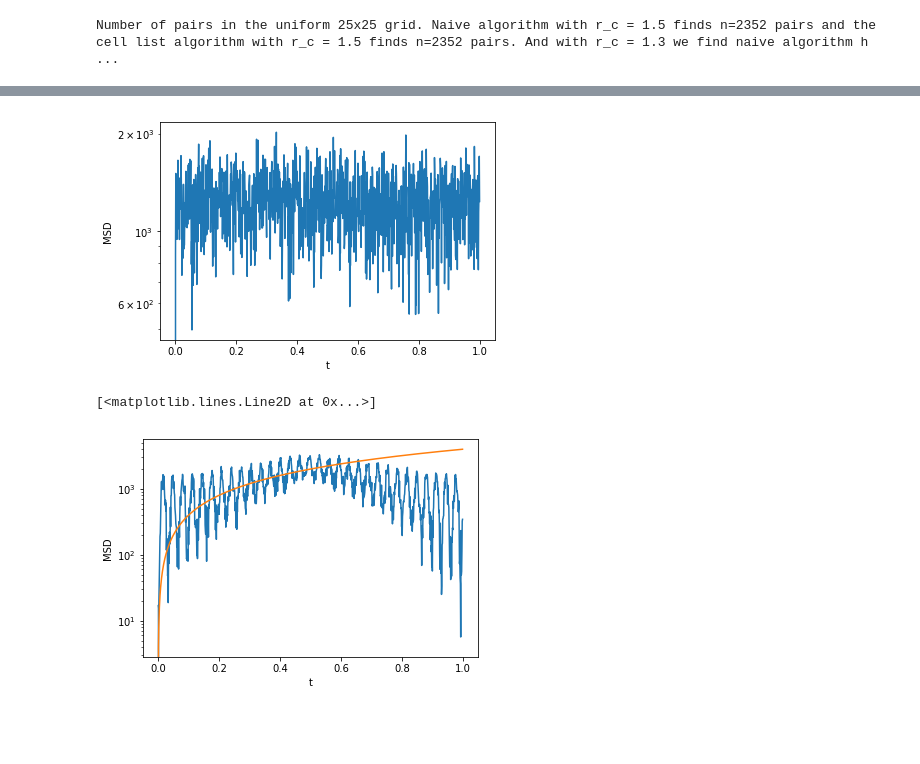
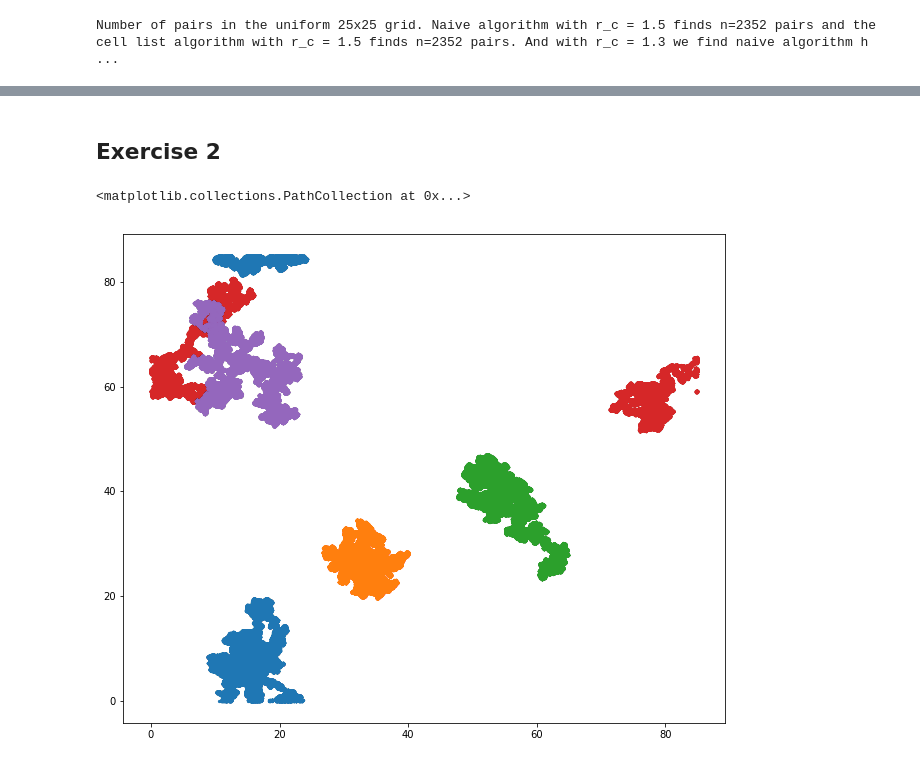
Before and after one commit to felixr7799/Simulation-active-brownian-particles, a Jupyter notebook: ACPProject12324/analysis.ipynb, the cells around one changed output, grey strips where cells are left out. Cells and saved outputs as stored; diff of their text form; code cells hidden in the pictures; blank space fills up the shorter version.

Commit message:
all cpp parts done and data up to date

```diff
--- a/ACPProject12324/analysis.ipynb
+++ b/ACPProject12324/analysis.ipynb
@@ -508,24 +276,33 @@ plt.plot(t,b*t**2,color='g')
-# %%
-t = np.arange(0,len(msd),1)
-t = np.multiply(t,0.001)
-plt.plot(t,msd)
-
-plt.xlabel('t')
-plt.ylabel('MSD')
-#plt.xscale('log')
-plt.yscale('log')
-# %% [output]
-[figure, removed]
-# %%
-t = np.arange(0,len(msd),1)
-t = np.multiply(t,0.001)
-plt.plot(t,msd)
-
-plt.xlabel('t')
-plt.ylabel('MSD')
-#plt.xscale('log')
-plt.yscale('log')
-plt.plot(t,4000*t)
-# %% [output]
-[<matplotlib.lines.Line2D at 0x...>]
-[figure, removed]
+# %% [markdown]
+## Exercise 2
+# %%
+#2 plotting example trajectories
+
+path_ex2_0 = "ex2_trajectories_0.dat"
+
+trajectories_0 = []
+
+with open(path_ex2_0, 'r') as f:
+    header = f.readline()
+    t=0
+    for line in f:
+        c = line.split()
+        for i in range(int(len(c)/3)):
+            if (t==0):
+                trajectories_0.append([[float(c[3*i])],[float(c[3*i+1])],[float(c[3*i+2])]]) #part
+            else:
+                trajectories_0[i][0].append(float(c[3*i]))
+                trajectories_0[i][1].append(float(c[3*i+1]))
+                trajectories_0[i][2].append(float(c[3*i+2]))
+        t += 1
+# %%
+fig = plt.figure(figsize = (10.8,9))
+
+plt.scatter(trajectories_0[0][0],trajectories_0[0][1],s=20,marker='.')
+plt.scatter(trajectories_0[1][0],trajectories_0[1][1],s=20,marker='.')
+plt.scatter(trajectories_0[2][0],trajectories_0[2][1],s=20,marker='.')
+plt.scatter(trajectories_0[3][0],trajectories_0[3][1],s=20,marker='.')
+plt.scatter(trajectories_0[4][0],trajectories_0[4][1],s=20,marker='.')
+# %% [output]
+<matplotlib.collections.PathCollection at 0x...>
+[figure, added]
```
Also changed, not shown: parts of 41 cells of this notebook, 11 other files.
